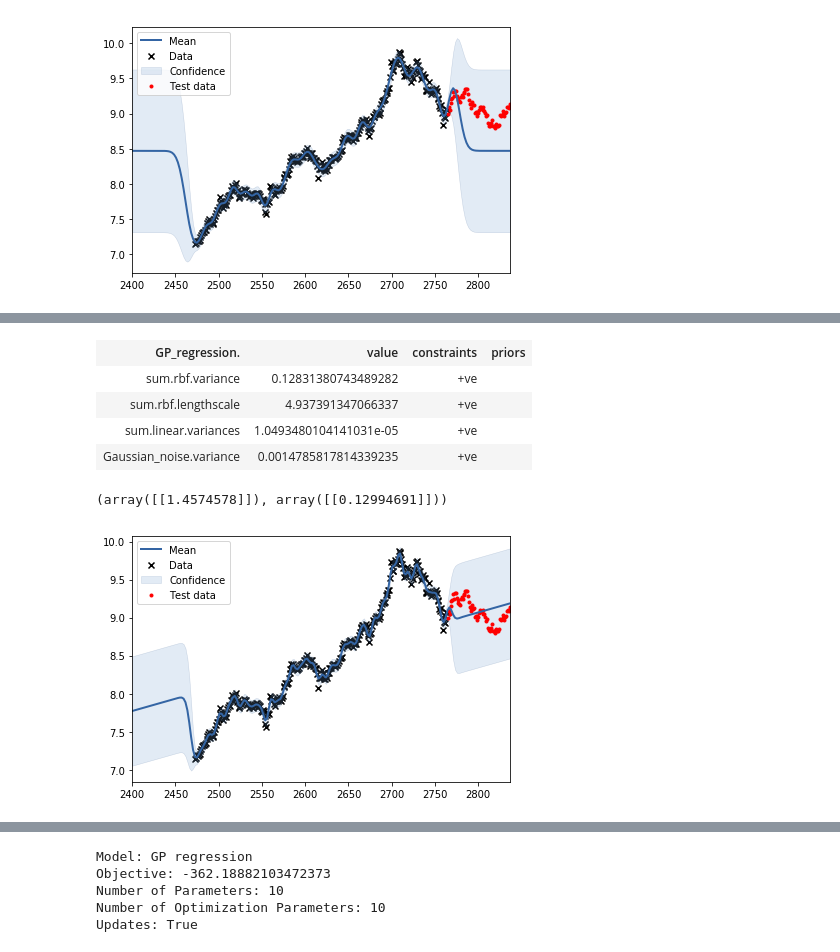
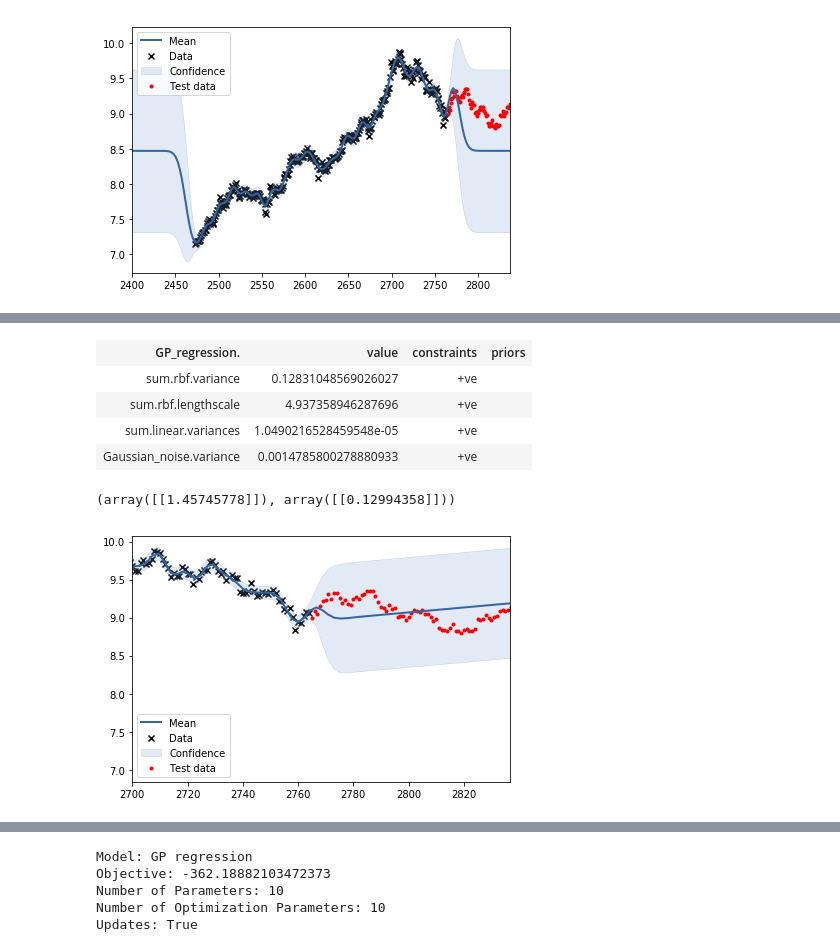
Before and after one commit to Tinkaa/Bitcoin_prediction, a Jupyter notebook: bitcoin_analysis_logscale.ipynb, the cells around one changed output, grey strips where cells are left out. Saved outputs shown, nothing was run; the diff lists cells and outputs as text; code cells hidden in the pictures.

```diff
--- a/bitcoin_analysis_logscale.ipynb
+++ b/bitcoin_analysis_logscale.ipynb
@@ -181,6 +197,7 @@ m.optimize()
 display(m)
 
 m.plot()
+plt.xlim(2700,)
 plt.scatter(X_test,Y_test,c='r',marker='.',label='Test data')
 plt.legend()
 
@@ -191,10 +208,10 @@ Objective: -362.188821006433
 Number of Parameters: 4
 Number of Optimization Parameters: 4
 Updates: True
 | GP_regression. | value | constraints | priors |
-| sum.rbf.variance | 0.12831380743489282 | +ve |  |
-| sum.rbf.lengthscale | 4.937391347066337 | +ve |  |
-| sum.linear.variances | 1.0493480104141031e-05 | +ve |  |
-| Gaussian_noise.variance | 0.0014785817814339235 | +ve |  |
+| sum.rbf.variance | 0.12831048569026027 | +ve |  |
+| sum.rbf.lengthscale | 4.937358946287696 | +ve |  |
+| sum.linear.variances | 1.0490216528459548e-05 | +ve |  |
+| Gaussian_noise.variance | 0.0014785800278880933 | +ve |  |
-(array([[1.4574578]]), array([[0.12994691]]))
+(array([[1.45745778]]), array([[0.12994358]]))
-[figure, old version]
+[figure, new version]
```
Also changed, not shown: parts of 12 cells of this notebook.
